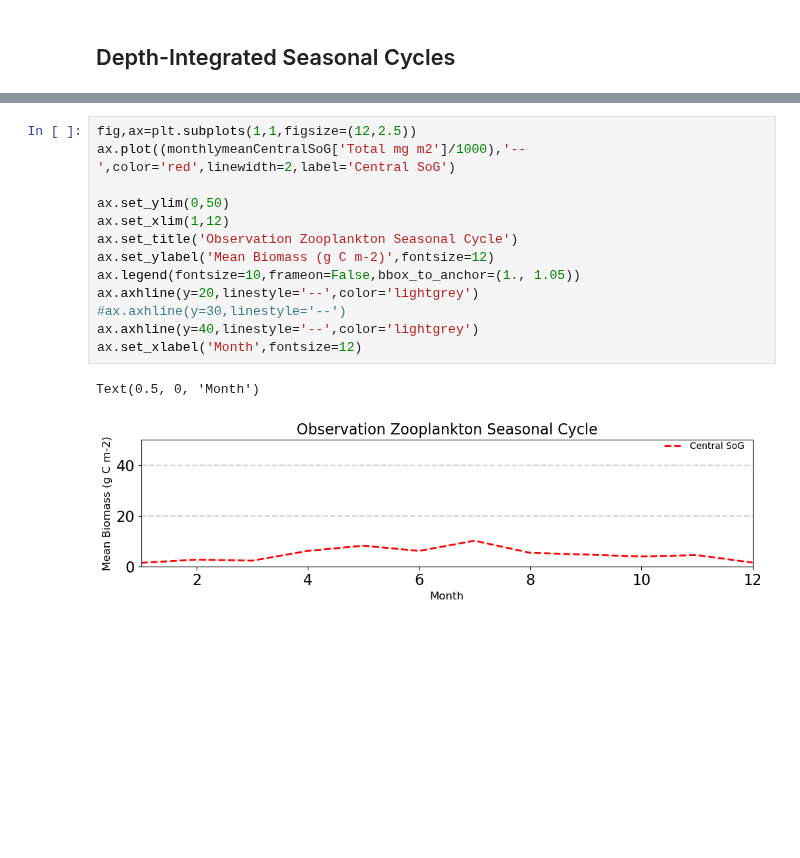
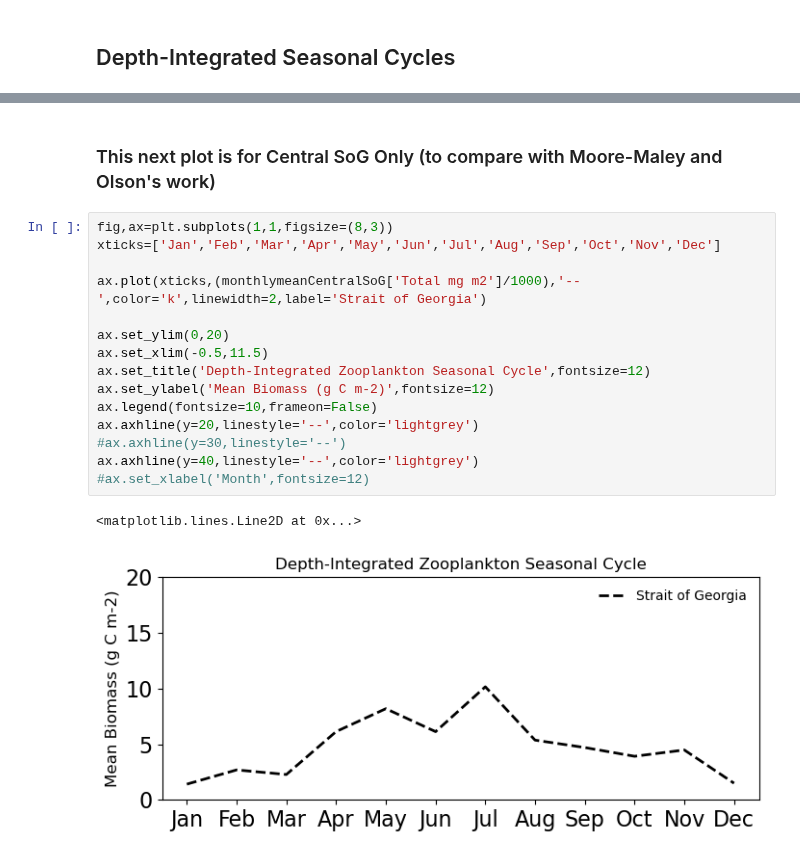
Before and after one commit to SalishSeaCast/analysis-karyn, a Jupyter notebook: notebooks/Evaluations/ModelTuning_Z2SeasonalCycle.ipynb, the cells around one changed output, grey strips where cells are left out. Saved outputs shown, nothing was run; the diff lists cells and outputs as text; blank space fills up the shorter version.

```diff
--- a/notebooks/Evaluations/ModelTuning_Z2SeasonalCycle.ipynb
+++ b/notebooks/Evaluations/ModelTuning_Z2SeasonalCycle.ipynb
@@ -403,16 +634,20 @@ Text(0.5, 0, 'Month')
+# %% [markdown]
+### This next plot is for Central SoG Only (to compare with Moore-Maley and Olson's work)
 # %%
-fig,ax=plt.subplots(1,1,figsize=(12,2.5))
-ax.plot((monthlymeanCentralSoG['Total mg m2']/1000),'--',color='red',linewidth=2,label='Central SoG')
+fig,ax=plt.subplots(1,1,figsize=(8,3))
+xticks=['Jan','Feb','Mar','Apr','May','Jun','Jul','Aug','Sep','Oct','Nov','Dec']
 
-ax.set_ylim(0,50)
-ax.set_xlim(1,12)
-ax.set_title('Observation Zooplankton Seasonal Cycle')
+ax.plot(xticks,(monthlymeanCentralSoG['Total mg m2']/1000),'--',color='k',linewidth=2,label='Strait of Georgia')
+
+ax.set_ylim(0,20)
+ax.set_xlim(-0.5,11.5)
+ax.set_title('Depth-Integrated Zooplankton Seasonal Cycle',fontsize=12)
 ax.set_ylabel('Mean Biomass (g C m-2)',fontsize=12)
-ax.legend(fontsize=10,frameon=False,bbox_to_anchor=(1., 1.05))
+ax.legend(fontsize=10,frameon=False)
 ax.axhline(y=20,linestyle='--',color='lightgrey')
 #ax.axhline(y=30,linestyle='--')
 ax.axhline(y=40,linestyle='--',color='lightgrey')
-ax.set_xlabel('Month',fontsize=12)
+#ax.set_xlabel('Month',fontsize=12)
 # %% [output]
-Text(0.5, 0, 'Month')
+<matplotlib.lines.Line2D at 0x...>
-[figure, old version]
+[figure, new version]
```
Also changed, not shown: parts of 54 cells of this notebook.
